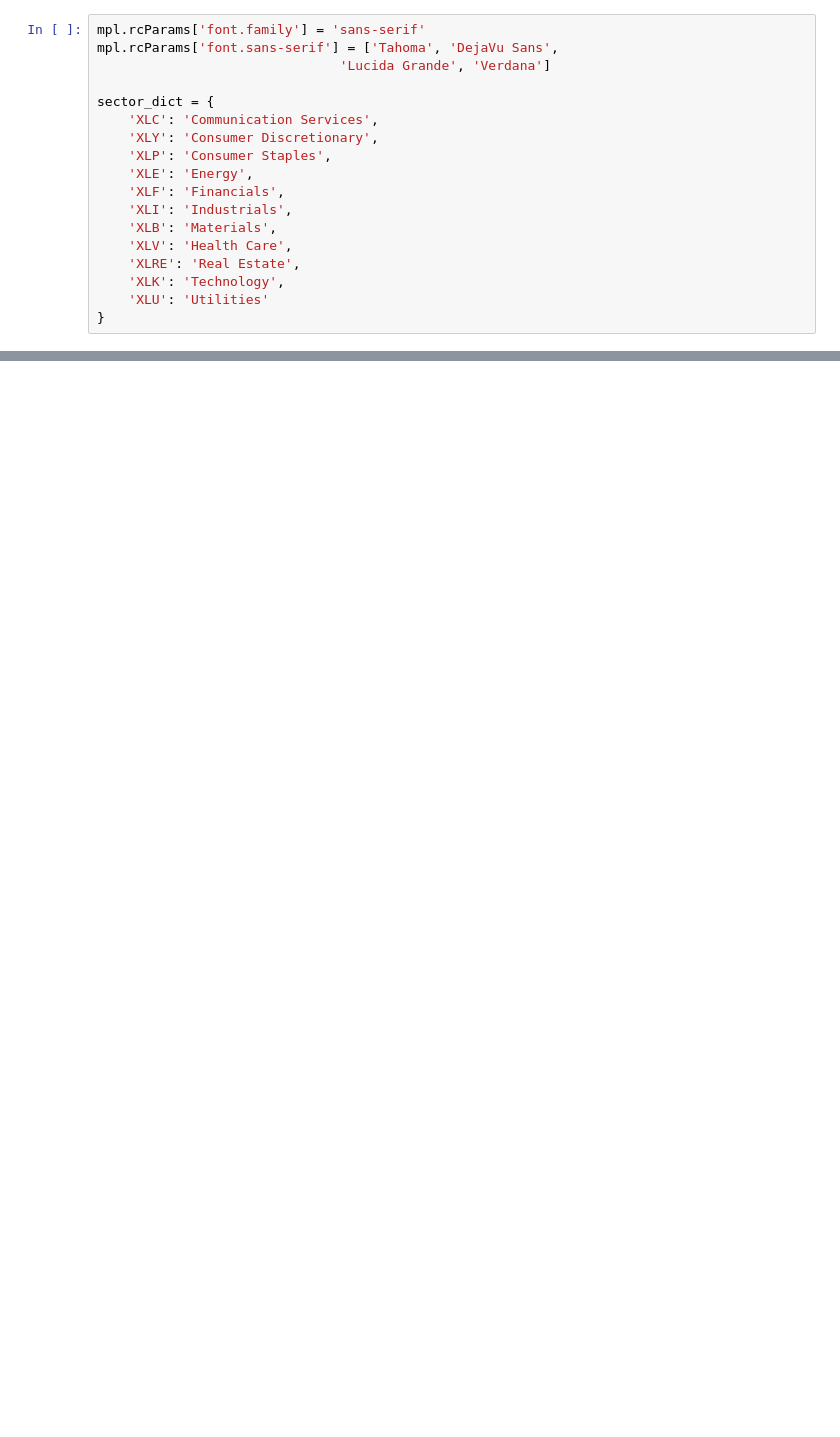
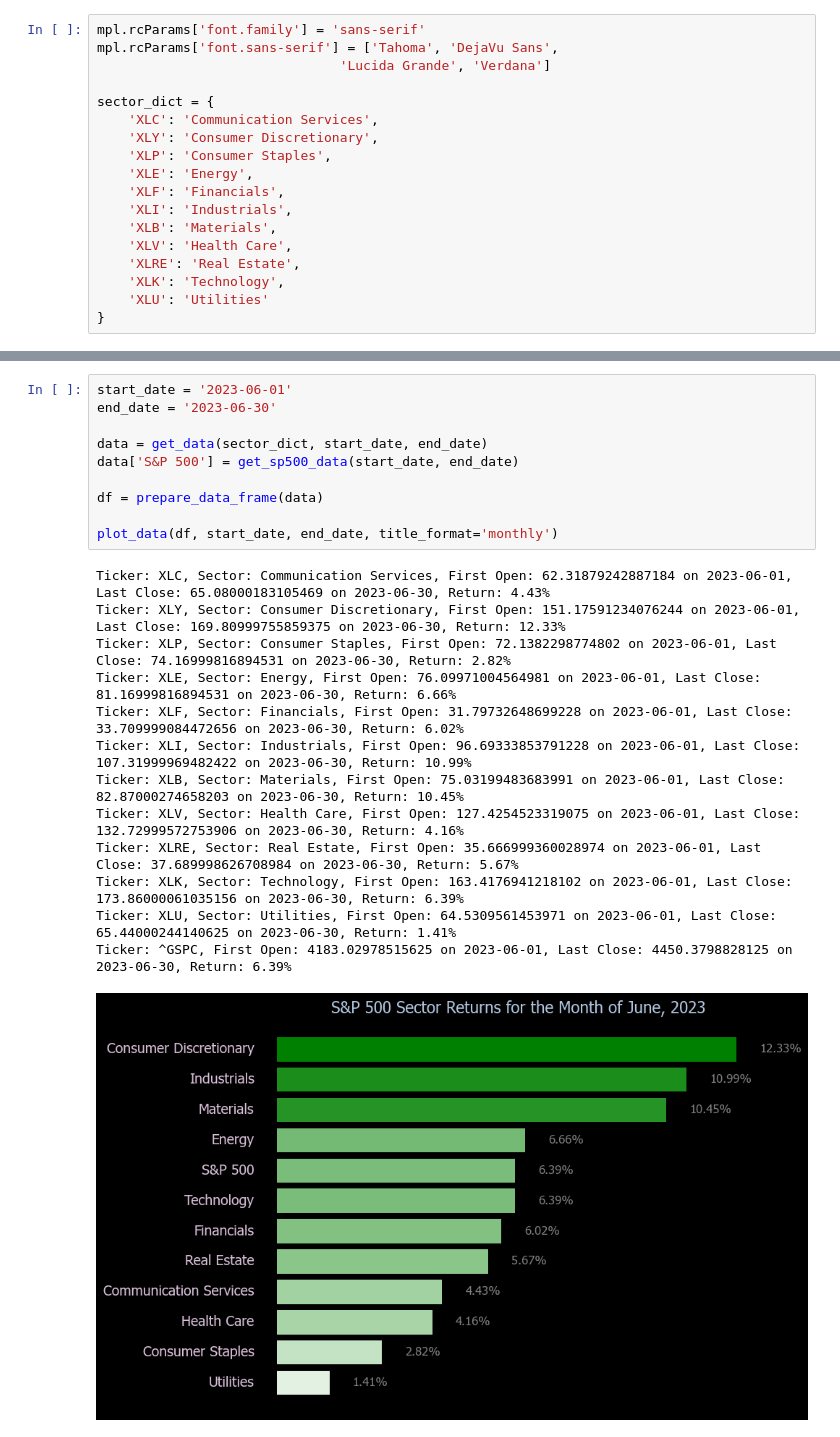
Before and after one commit to danielsobrado/notebooks_invest, a Jupyter notebook: seasonality/SP500 Sector Returns.ipynb, the cells around one changed output, grey strips where cells are left out. Saved outputs shown, nothing was run; the diff lists cells and outputs as text; blank space fills up the shorter version.

```diff
--- a/seasonality/SP500 Sector Returns.ipynb
+++ b/seasonality/SP500 Sector Returns.ipynb
@@ -100,0 +139,24 @@ data
+# %%
+start_date = '2023-06-01'
+end_date = '2023-06-30'
+
+data = get_data(sector_dict, start_date, end_date)
+data['S&P 500'] = get_sp500_data(start_date, end_date)
+
+df = prepare_data_frame(data)
+
+plot_data(df, start_date, end_date, title_format='monthly')
+# %% [output]
+Ticker: XLC, Sector: Communication Services, First Open: 62.31879242887184 on 2023-06-01, Last Close: 65.08000183105469 on 2023-06-30, Return: 4.43%
+Ticker: XLY, Sector: Consumer Discretionary, First Open: 151.17591234076244 on 2023-06-01, Last Close: 169.80999755859375 on 2023-06-30, Return: 12.33%
+Ticker: XLP, Sector: Consumer Staples, First Open: 72.1382298774802 on 2023-06-01, Last Close: 74.16999816894531 on 2023-06-30, Return: 2.82%
+Ticker: XLE, Sector: Energy, First Open: 76.09971004564981 on 2023-06-01, Last Close: 81.16999816894531 on 2023-06-30, Return: 6.66%
+Ticker: XLF, Sector: Financials, First Open: 31.79732648699228 on 2023-06-01, Last Close: 33.709999084472656 on 2023-06-30, Return: 6.02%
+Ticker: XLI, Sector: Industrials, First Open: 96.69333853791228 on 2023-06-01, Last Close: 107.31999969482422 on 2023-06-30, Return: 10.99%
+Ticker: XLB, Sector: Materials, First Open: 75.03199483683991 on 2023-06-01, Last Close: 82.87000274658203 on 2023-06-30, Return: 10.45%
+Ticker: XLV, Sector: Health Care, First Open: 127.4254523319075 on 2023-06-01, Last Close: 132.72999572753906 on 2023-06-30, Return: 4.16%
+Ticker: XLRE, Sector: Real Estate, First Open: 35.666999360028974 on 2023-06-01, Last Close: 37.689998626708984 on 2023-06-30, Return: 5.67%
+Ticker: XLK, Sector: Technology, First Open: 163.4176941218102 on 2023-06-01, Last Close: 173.86000061035156 on 2023-06-30, Return: 6.39%
+Ticker: XLU, Sector: Utilities, First Open: 64.5309561453971 on 2023-06-01, Last Close: 65.44000244140625 on 2023-06-30, Return: 1.41%
+Ticker: ^GSPC, First Open: 4183.02978515625 on 2023-06-01, Last Close: 4450.3798828125 on 2023-06-30, Return: 6.39%
+[figure, added]
```
Also changed, not shown: parts of 8 cells of this notebook.
